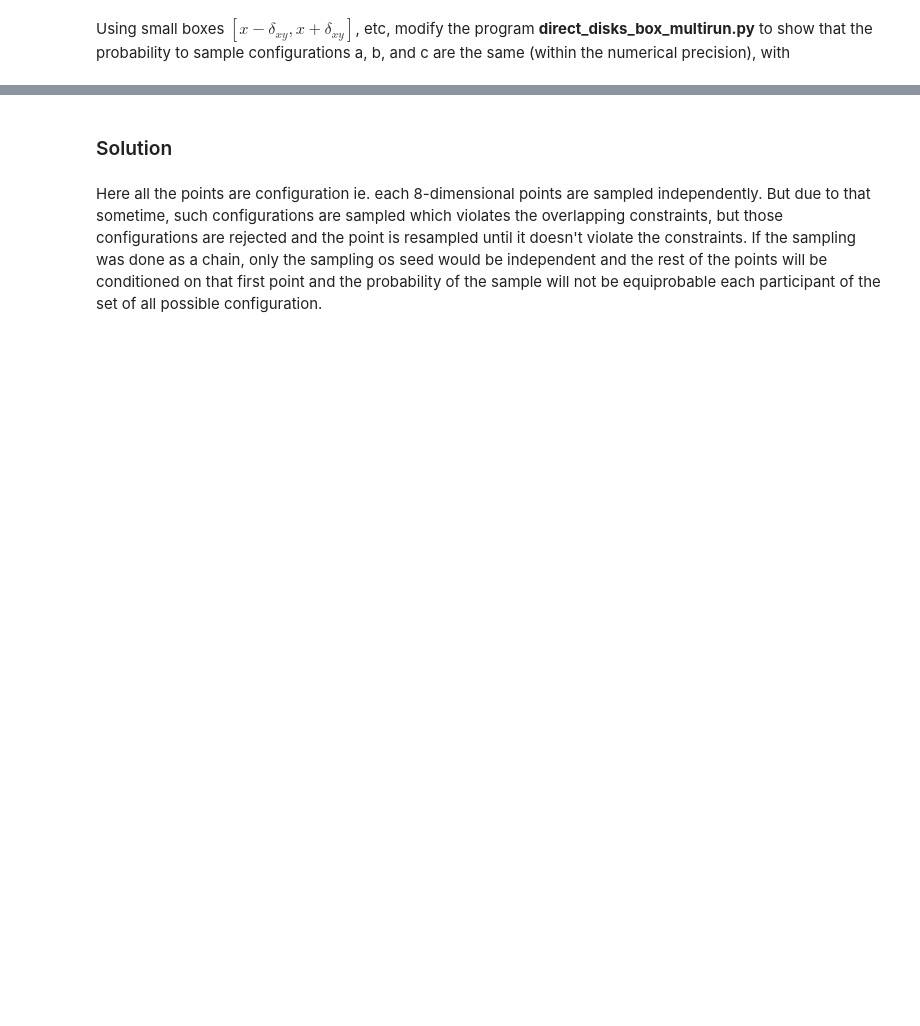
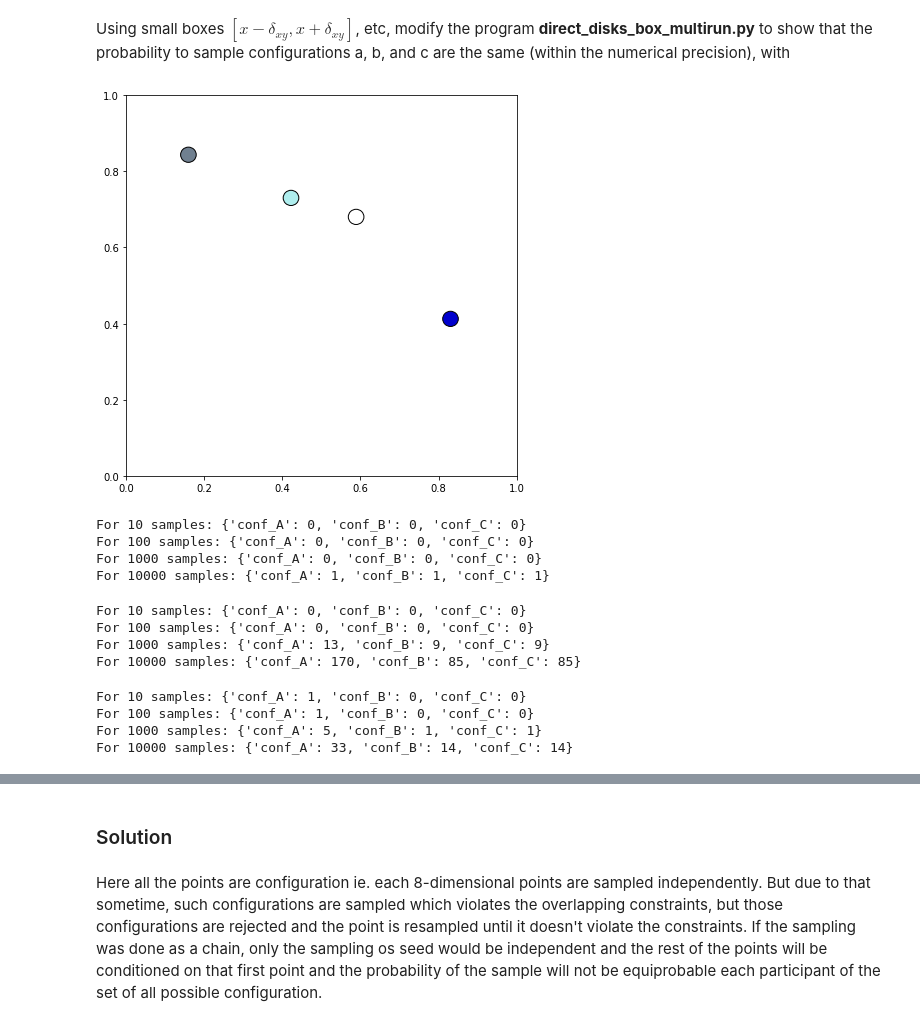
Before and after one commit to itsayushthada/Statistical-Mechanics, a Jupyter notebook: Week02/Assignment.ipynb, the cells around one changed output, grey strips where cells are left out. Cells and saved outputs as stored; diff of their text form; code cells hidden in the pictures; blank space fills up the shorter version.

```diff
--- a/Week02/Assignment.ipynb
+++ b/Week02/Assignment.ipynb
@@ -6,0 +12,8 @@ from itertools import combinations
+# %%
+def draw_circle(coord, radius):
+    fig, ax = plt.subplots()
+    for x in coord:
+        c = plt.Circle(x, radius, fc=np.random.choice(colors), ec="black")
+        ax.add_artist(c)
+
+    plt.show()
@@ -6,0 +38,2 @@ from itertools import combinations
+# %%
+distance = lambda p1,p2: np.sqrt(np.sum((p1 - p2)**2, axis=-1))
@@ -15,3 +64,65 @@ Using small boxes $[x - \delta_{xy}, x + \delta_{xy}]$, etc, modify the program
 conf_a = ((0.30, 0.30), (0.30, 0.70), (0.70, 0.30), (0.70,0.70))
 conf_b = ((0.20, 0.20), (0.20, 0.80), (0.75, 0.25), (0.75,0.75))
 conf_c = ((0.30, 0.20), (0.30, 0.80), (0.70, 0.20), (0.70,0.70))
+# %%
+def sample_disks_direct(balls, radius, pair_idx):
+    coords = np.random.uniform(low = radius, high = 1-radius, size=(balls, 2))
+    if np.min(distance(coords[(pair_idx[:,0])], coords[(pair_idx[:,1])])) < 2*radius:
+        return sample_disks_direct(balls, radius, pair_idx)
+    return coords
+# %%
+def direct_sampling(runs, balls, radius):
+    pair_idx = np.array(list(combinations(range(0, balls),2)))
+    return np.squeeze([sample_disks_direct(balls, radius, pair_idx) for x in range(int(runs))])
+# %%
+plt.rcParams['figure.figsize'] = [7, 7]
+
+draw_circle(direct_sampling(1, 4, 0.02), 0.02)
+# %% [output]
+[figure, added]
+# %%
+configurations = {"conf_A":conf_a, "conf_B":conf_b, "conf_C":conf_b}
+
+del_xy = 0.05
+balls = 4
+radius = 0.15
+runs = int(1e4)
+
+samples_direct = direct_sampling(runs, balls, radius)
+hit_counter(samples_direct, configurations, del_xy)
+# %% [output]
+For 10 samples: {'conf_A': 0, 'conf_B': 0, 'conf_C': 0}
+For 100 samples: {'conf_A': 0, 'conf_B': 0, 'conf_C': 0}
+For 1000 samples: {'conf_A': 0, 'conf_B': 0, 'conf_C': 0}
+For 10000 samples: {'conf_A': 1, 'conf_B': 1, 'conf_C': 1}
+# %%
+configurations = {"conf_A":conf_a, "conf_B":conf_b, "conf_C":conf_b}
+
+balls = 4
+radius = 0.15
+runs = int(1e4)
+del_xy = 0.10
+
+samples_direct = direct_sampling(runs, balls, radius)
+hit_counter(samples_direct, configurations, del_xy)
+# %% [output]
+For 10 samples: {'conf_A': 0, 'conf_B': 0, 'conf_C': 0}
+For 100 samples: {'conf_A': 0, 'conf_B': 0, 'conf_C': 0}
+For 1000 samples: {'conf_A': 13, 'conf_B': 9, 'conf_C': 9}
+For 10000 samples: {'conf_A': 170, 'conf_B': 85, 'conf_C': 85}
+# %%
+configurations = {"conf_A":conf_a, "conf_B":conf_b, "conf_C":conf_b}
+
+balls = 4
+radius = 0.1197
+n_runs = int(1e4)
+del_xy = 0.10
+
+samples_direct = direct_sampling(runs, balls, radius)
+hit_counter(samples_direct, configurations, del_xy)
+samples = np.vstack(samples_direct)
+# %% [output]
+For 10 samples: {'conf_A': 1, 'conf_B': 0, 'conf_C': 0}
+For 100 samples: {'conf_A': 1, 'conf_B': 0, 'conf_C': 0}
+For 1000 samples: {'conf_A': 5, 'conf_B': 1, 'conf_C': 1}
+For 10000 samples: {'conf_A': 33, 'conf_B': 14, 'conf_C': 14}
```
Also changed, not shown: parts of 61 cells of this notebook.
